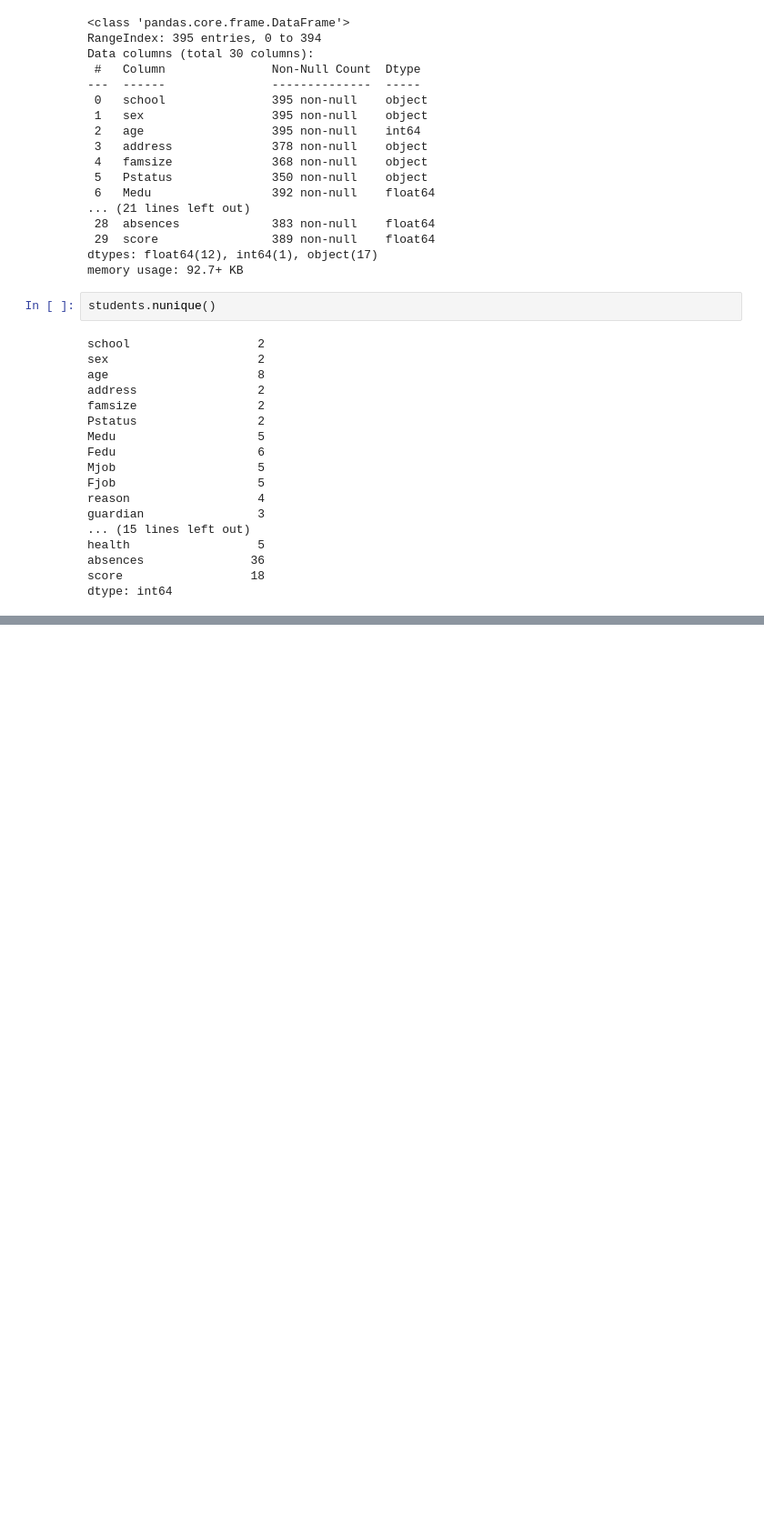
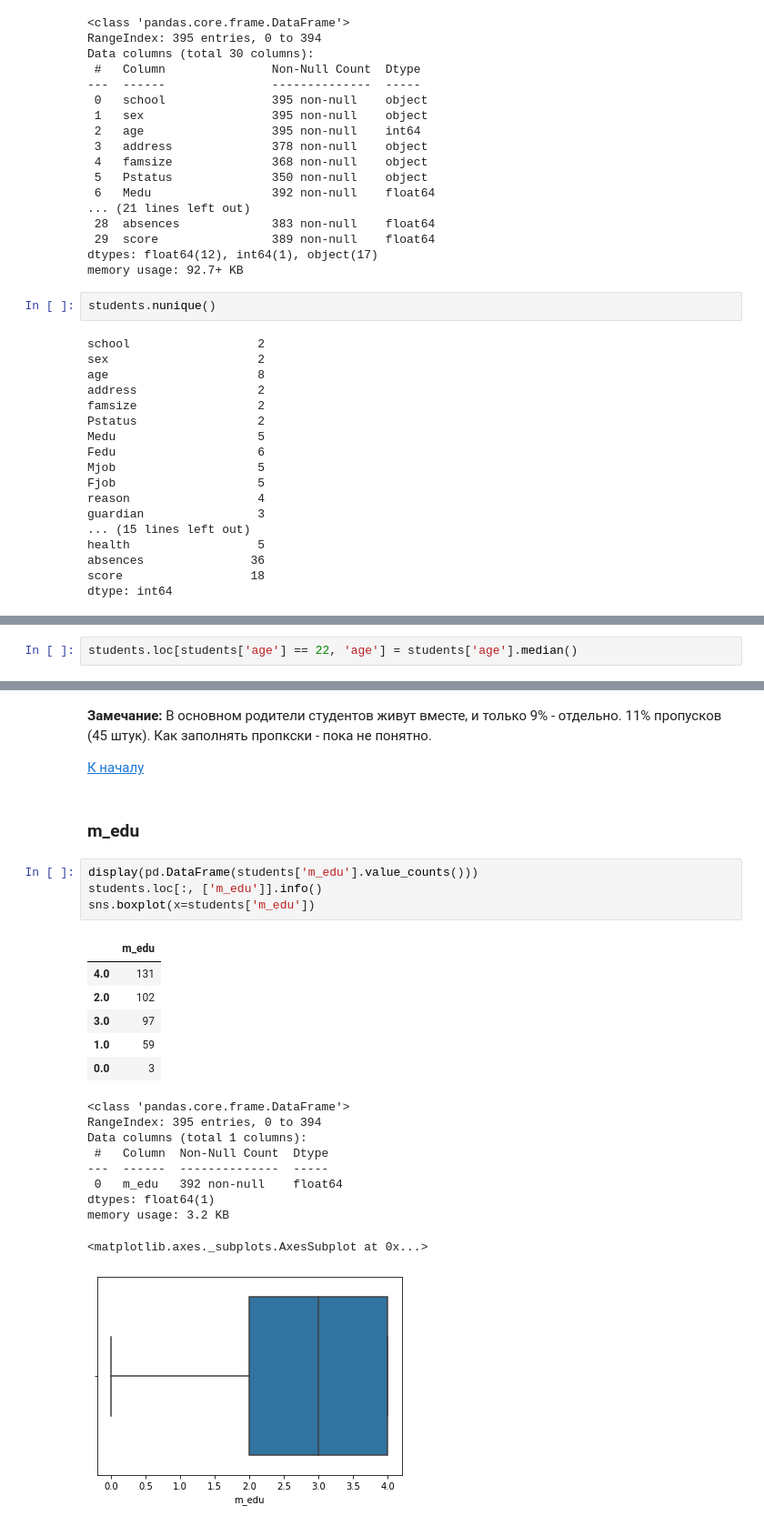
Before and after one commit to greg-kan/mlda, a Jupyter notebook: SkillFactory/unit_2/exploratory_data_analysis_kanavenko.ipynb, the cells around one changed output, grey strips where cells are left out. Shown: that part at 91% size. Cells and saved outputs as stored; diff of their text form; blank space fills up the shorter version.

```diff
--- a/SkillFactory/unit_2/exploratory_data_analysis_kanavenko.ipynb
+++ b/SkillFactory/unit_2/exploratory_data_analysis_kanavenko.ipynb
@@ -69,0 +206,2 @@ dtype: int64
+# %%
+students.loc[students['age'] == 22, 'age'] = students['age'].median()
@@ -69,0 +270,27 @@ dtype: int64
+# %% [markdown]
+**Замечание:** В основном родители студентов живут вместе, и только 9% - отдельно. 11% пропусков (45 штук).  Как заполнять пропкски - пока не понятно.
+
+[К началу](#Начало)
+# %% [markdown]
+### m_edu
+# %%
+display(pd.DataFrame(students['m_edu'].value_counts()))
+students.loc[:, ['m_edu']].info()
+sns.boxplot(x=students['m_edu'])
+# %% [output]
+|  | m_edu |
+| 4.0 | 131 |
+| 2.0 | 102 |
+| 3.0 | 97 |
+| 1.0 | 59 |
+| 0.0 | 3 |
+<class 'pandas.core.frame.DataFrame'>
+RangeIndex: 395 entries, 0 to 394
+Data columns (total 1 columns):
+ #   Column  Non-Null Count  Dtype
+---  ------  --------------  -----
+ 0   m_edu   392 non-null    float64
+dtypes: float64(1)
+memory usage: 3.2 KB
+<matplotlib.axes._subplots.AxesSubplot at 0x...>
+[figure, added]
```
Also changed, not shown: parts of 163 cells of this notebook, 3 other files.
